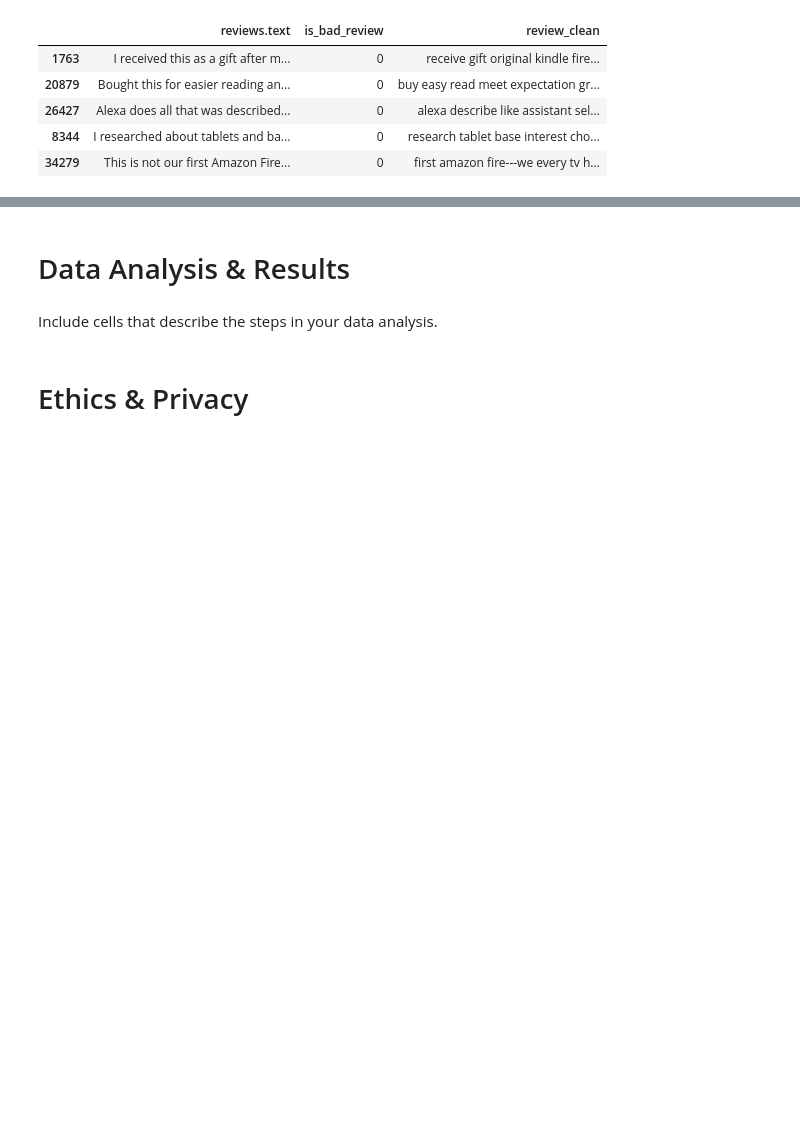
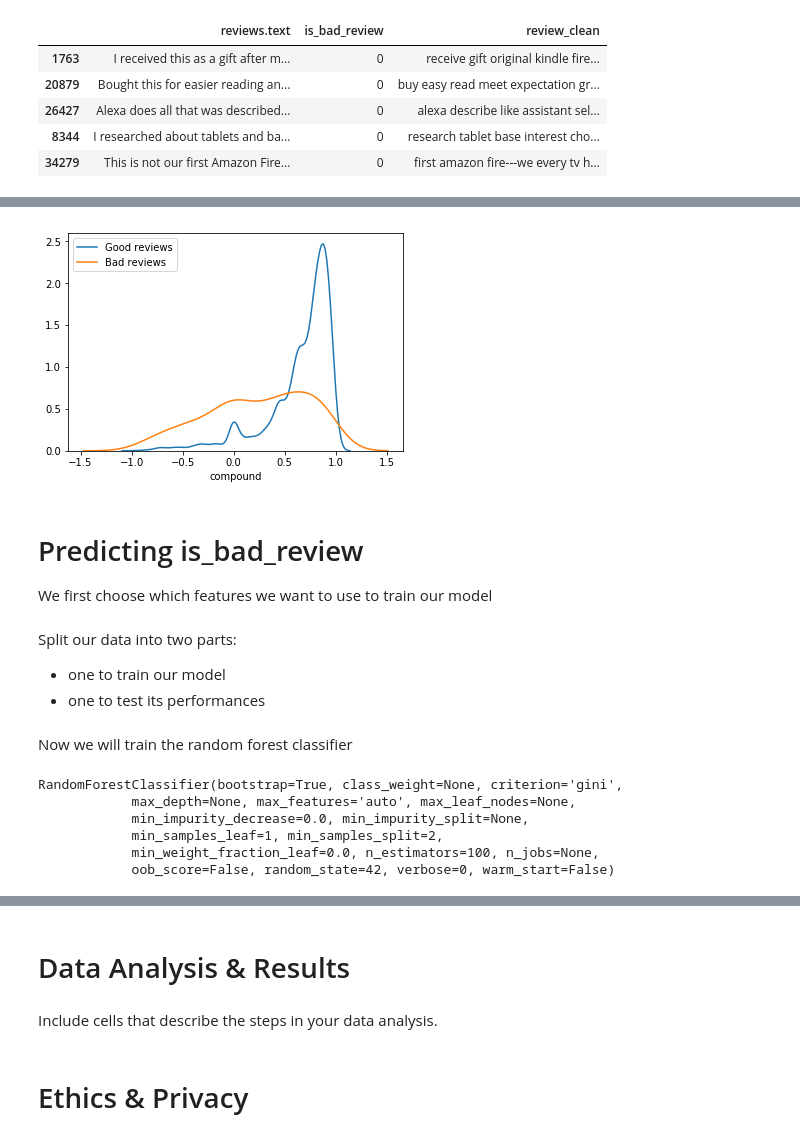
Before and after one commit to sssaiya/COGS108_Repo, a Jupyter notebook: Projects/FinalProject.ipynb, the cells around one changed output, grey strips where cells are left out. Saved outputs shown, nothing was run; the diff lists cells and outputs as text; code cells hidden in the pictures; blank space fills up the shorter version.

```diff
--- a/Projects/FinalProject.ipynb
+++ b/Projects/FinalProject.ipynb
@@ -286,0 +346,15 @@ reviews_df.head()
+# %%
+# create doc2vec vector columns
+import gensim
+from gensim.test.utils import common_texts
+from gensim.models.doc2vec import Doc2Vec, TaggedDocument
+
+documents = [TaggedDocument(doc, [i]) for i, doc in enumerate(reviews_df["review_clean"].apply(lambda x: x.split(" ")))]
+
+# train a Doc2Vec model with our text data
+model = Doc2Vec(documents, vector_size=5, window=2, min_count=1, workers=4)
+
+# transform each document into a vector data
+doc2vec_df = reviews_df["review_clean"].apply(lambda x: model.infer_vector(x.split(" "))).apply(pd.Series)
+doc2vec_df.columns = ["doc2vec_vector_" + str(x) for x in doc2vec_df.columns]
+reviews_df = pd.concat([reviews_df, doc2vec_df], axis=1)
@@ -286,0 +447,21 @@ reviews_df.head()
+# %%
+# plot sentiment distribution for positive and negative reviews
+
+import seaborn as sns
+
+for x in [0, 1]:
+    subset = reviews_df[reviews_df['is_bad_review'] == x]
+
+    # Draw the density plot
+    if x == 0:
+        label = "Good reviews"
+    else:
+        label = "Bad reviews"
+    sns.distplot(subset['compound'], hist = False, label = label)
+# %% [output]
+[figure, added]
+# %% [markdown]
+# Predicting is_bad_review
+
+
+We first choose which features we want to use to train our model
@@ -286,0 +473,4 @@ reviews_df.head()
+# %% [markdown]
+Split our data into two parts:
+- one to train our model
+- one to test its performances
@@ -286,0 +484,13 @@ reviews_df.head()
+# %% [markdown]
+Now we will train the random forest classifier
+# %%
+# train a random forest classifier
+rf = RandomForestClassifier(n_estimators = 100, random_state = 42)
+rf.fit(X_train, y_train)
+# %% [output]
+RandomForestClassifier(bootstrap=True, class_weight=None, criterion='gini',
+            max_depth=None, max_features='auto', max_leaf_nodes=None,
+            min_impurity_decrease=0.0, min_impurity_split=None,
+            min_samples_leaf=1, min_samples_split=2,
+            min_weight_fraction_leaf=0.0, n_estimators=100, n_jobs=None,
+            oob_score=False, random_state=42, verbose=0, warm_start=False)
```
Also changed, not shown: parts of 30 cells of this notebook.
